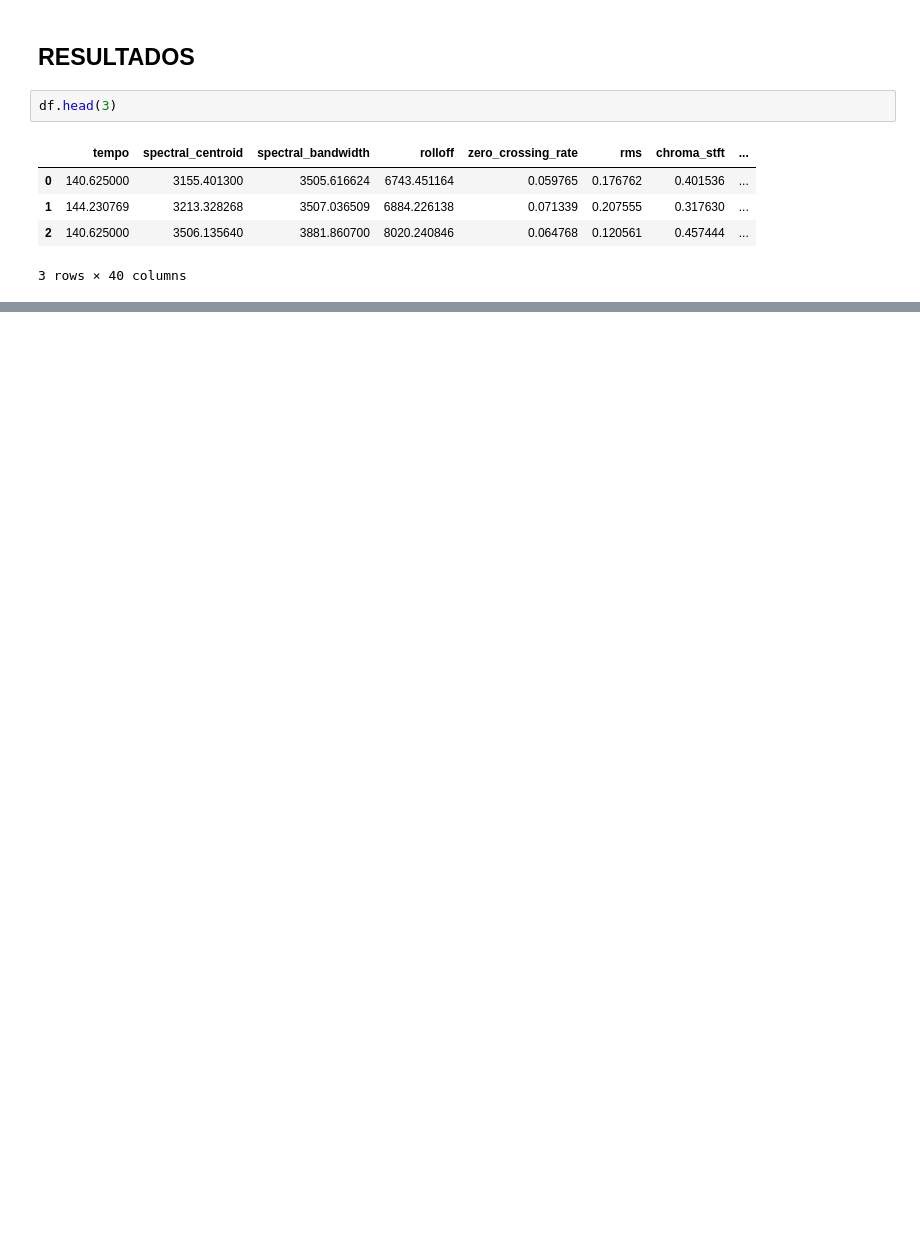
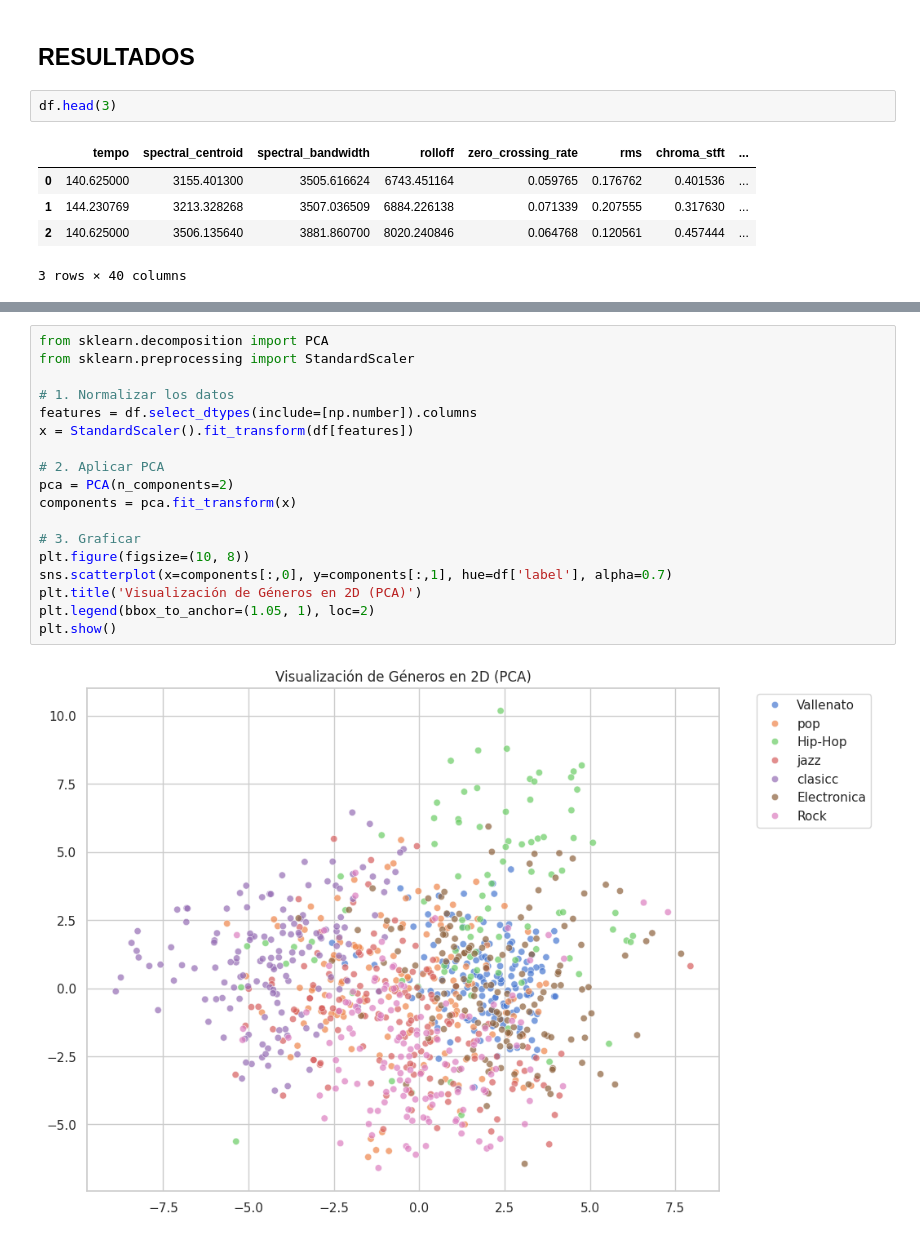
Before and after one commit to JasenovichYukopila/Veles, a Jupyter notebook: Data/ETL.ipynb, the cells around one changed output, grey strips where cells are left out. Drawn from its saved outputs; the diff is of its cells as text; blank space fills up the shorter version.

```diff
--- a/Data/ETL.ipynb
+++ b/Data/ETL.ipynb
@@ -244,0 +201,20 @@ Indica cual de los 3 segmentos representa la fila
+# %%
+from sklearn.decomposition import PCA
+from sklearn.preprocessing import StandardScaler
+
+# 1. Normalizar los datos
+features = df.select_dtypes(include=[np.number]).columns
+x = StandardScaler().fit_transform(df[features])
+
+# 2. Aplicar PCA
+pca = PCA(n_components=2)
+components = pca.fit_transform(x)
+
+# 3. Graficar
+plt.figure(figsize=(10, 8))
+sns.scatterplot(x=components[:,0], y=components[:,1], hue=df['label'], alpha=0.7)
+plt.title('Visualización de Géneros en 2D (PCA)')
+plt.legend(bbox_to_anchor=(1.05, 1), loc=2)
+plt.show()
+# %% [output]
+[figure, added]
```
Also changed, not shown: parts of 10 cells of this notebook, 1 other file.
